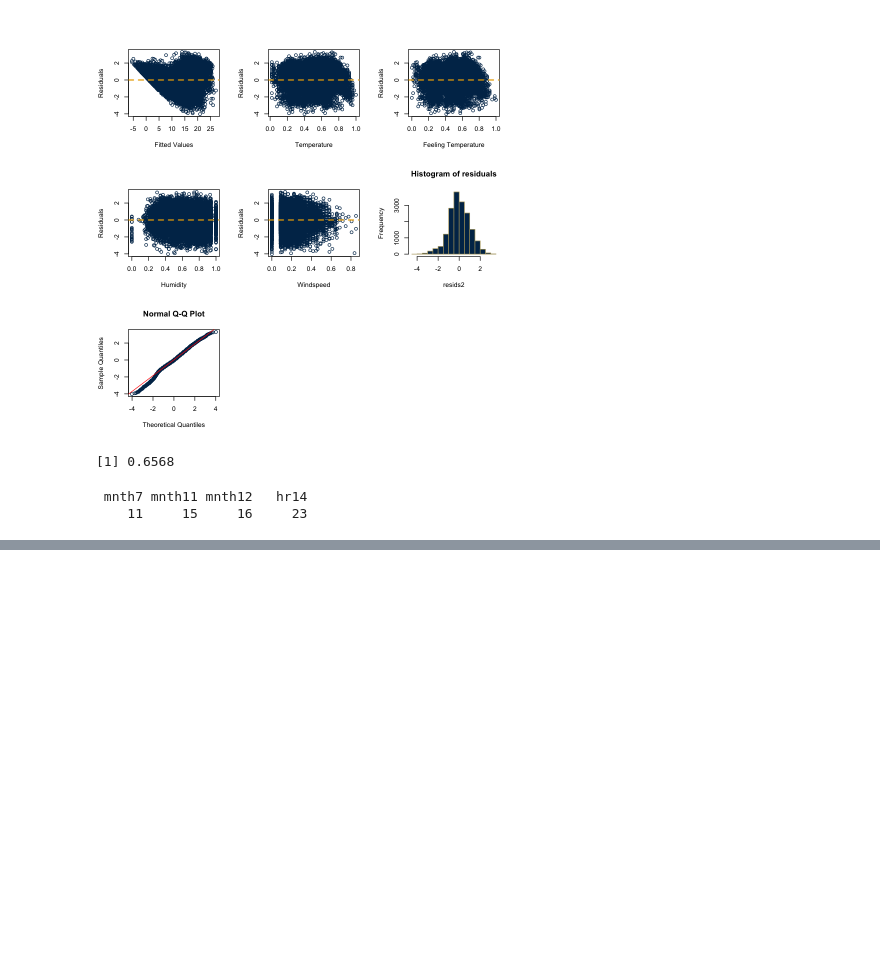
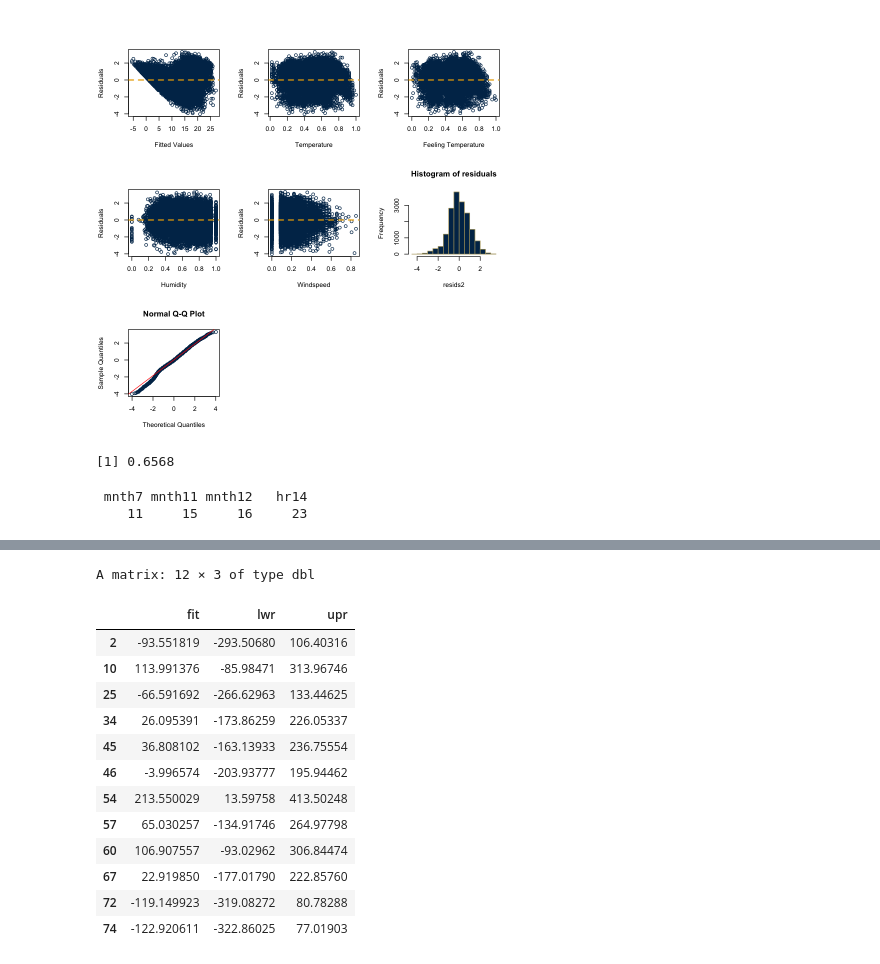
Before and after one commit to Ken-Huh/sat-exam, a Jupyter notebook: Untitled.ipynb, the cells around one changed output, grey strips where cells are left out. Saved outputs shown, nothing was run; the diff lists cells and outputs as text; code cells hidden in the pictures; blank space fills up the shorter version.

```diff
--- a/Untitled.ipynb
+++ b/Untitled.ipynb
@@ -381,0 +455,41 @@ print(which(summary(model3)$coeff[, 4] > 0.05))
+# %%
+set.seed(9)
+
+# Random sampling approach: 80% train 20% test split.
+sample_size <- floor(0.8 * nrow(clean_data))
+picked <- sample(seq_len(nrow(clean_data)), size = sample_size)
+train <- clean_data[picked, ]
+test <- clean_data[-picked, ]
+
+sample_size_red <- floor(0.8 * nrow(data_red))
+picked_red <- sample(seq_len(nrow(data_red)), size = sample_size_red)
+train_red <- data_red[picked_red, ]
+test_red <- data_red[-picked_red, ]
+
+# Apply the three models to training data.
+model1 <-  lm(cnt ~ ., data = train)
+model2 <- lm(sqrt(cnt) ~ ., data = train)
+model3 <- lm(sqrt(cnt) ~ ., data = train_red)
+
+# Build a prediction of the models with the new test data.
+# Specify whether a confidence or prediction interval.
+pred1 <- predict(model1, test, interval = "prediction")
+pred2 <- predict(model2, test, interval = "prediction")
+pred3 <- predict(model3, test_red, interval = "prediction")
+
+head(pred1, 12)
+# %% [output]
+A matrix: 12 × 3 of type dbl
+|  | fit | lwr | upr |
+| 2 | -93.551819 | -293.50680 | 106.40316 |
+| 10 | 113.991376 | -85.98471 | 313.96746 |
+| 25 | -66.591692 | -266.62963 | 133.44625 |
+| 34 | 26.095391 | -173.86259 | 226.05337 |
+| 45 | 36.808102 | -163.13933 | 236.75554 |
+| 46 | -3.996574 | -203.93777 | 195.94462 |
+| 54 | 213.550029 | 13.59758 | 413.50248 |
+| 57 | 65.030257 | -134.91746 | 264.97798 |
+| 60 | 106.907557 | -93.02962 | 306.84474 |
+| 67 | 22.919850 | -177.01790 | 222.85760 |
+| 72 | -119.149923 | -319.08272 | 80.78288 |
+| 74 | -122.920611 | -322.86025 | 77.01903 |
```
Also changed, not shown: parts of 4 cells of this notebook, 1 other file.
